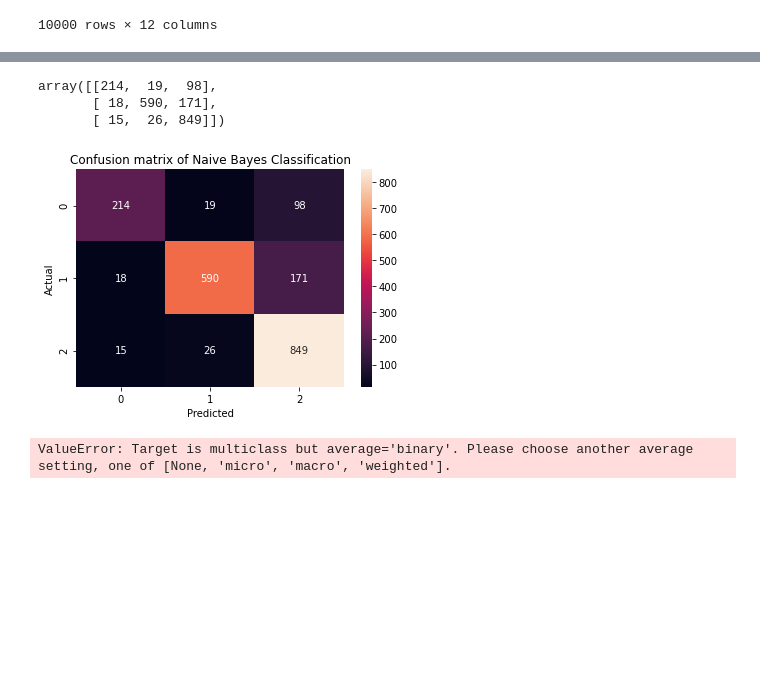
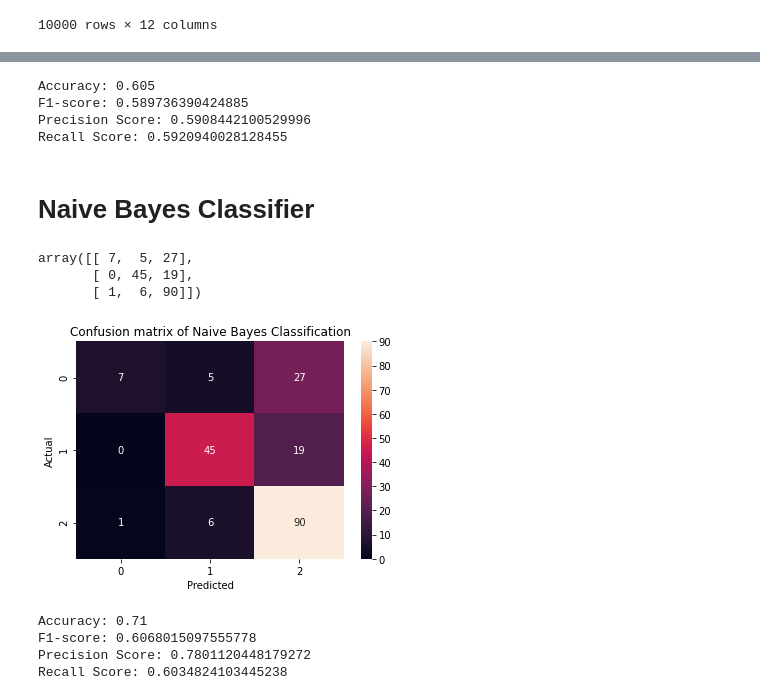
Before and after one commit to orelanthos32/InfoRetrieval, a Jupyter notebook: classification.ipynb, the cells around one changed output, grey strips where cells are left out. Cells and saved outputs as stored; diff of their text form; code cells hidden in the pictures; blank space fills up the shorter version.

```diff
--- a/classification.ipynb
+++ b/classification.ipynb
@@ -190,0 +196,2 @@ df
+# %%
+df.dropna(subset=['Sentiment (2pos/1neu/0neg)'], inplace=True)
@@ -191,6 +233,20 @@ df
+# %%
+accuracy = accuracy_score(y_true, y_pred)
+f1Score = f1_score(y_true, y_pred, average='macro')
+precisionScore = precision_score(y_true, y_pred, average='macro')
+recallScore = recall_score(y_true, y_pred, average='macro')
+
+print("Accuracy: {}\nF1-score: {}\nPrecision Score: {}\nRecall Score: {}".format(accuracy,f1Score, precisionScore, recallScore))
+# %% [output]
+Accuracy: 0.605
+F1-score: 0.589736390424885
+Precision Score: 0.5908442100529996
+Recall Score: 0.5920940028128455
+# %% [markdown]
+# Naive Bayes Classifier
 # %%
 x_train, x_test, y_train, y_test = train_test_split(df[['cleanText']],
-                                                    df['VADER'],
+                                                    df['Sentiment (2pos/1neu/0neg)'],
                                                     test_size=0.2,
                                                     random_state=0)
 # %%
@@ -201,32 +257,33 @@ clf = MultinomialNB().fit(cv, y_train)
 # %%
 test_vector = vectorizer.transform(x_test['cleanText'])
 result = clf.predict(test_vector)
-cm = metrics.confusion_matrix(y_test, result)
-cm
+cmNB = metrics.confusion_matrix(y_test, result)
+cmNB
 # %% [output]
-array([[214,  19,  98],
-       [ 18, 590, 171],
-       [ 15,  26, 849]])
+array([[ 7,  5, 27],
+       [ 0, 45, 19],
+       [ 1,  6, 90]])
 # %%
 fig = plt.figure()
-sns.heatmap(cm, annot = True, fmt='d')
+sns.heatmap(cmNB, annot = True, fmt='d')
 plt.title("Confusion matrix of Naive Bayes Classification")
 plt.xlabel('Predicted')
 plt.ylabel('Actual')
 plt.show()
 # %% [output]
-[figure, old version]
+[figure, new version]
 # %%
-### GOT ERROR
 # count vectorizing with unigram + bigram
-F1Score = metrics.f1_score(y_test, result)
-precisionScore= metrics.precision_score(y_test, result)
-recallScore = metrics.recall_score(y_test, result)
+accuracy = accuracy_score(y_test, result)
+f1Score = f1_score(y_test, result, average='macro')
+precisionScore= precision_score(y_test, result, average='macro')
+recallScore = recall_score(y_test, result, average='macro')
 # averagePrecision = metrics.average_precision_score(y_test, result)
 
-print("F1 score: {}".format(F1Score))
-print("Precision score: {}".format(precisionScore))
-print("Recall score: {}".format(recallScore))
 # print('Average precision-recall score: {}'.format(averagePrecision))
+print("Accuracy: {}\nF1-score: {}\nPrecision Score: {}\nRecall Score: {}".format(accuracy, f1Score, precisionScore, recallScore))
 # %% [output]
-ValueError: Target is multiclass but average='binary'. Please choose another average setting, one of [None, 'micro', 'macro', 'weighted'].
+Accuracy: 0.71
+F1-score: 0.6068015097555778
+Precision Score: 0.7801120448179272
+Recall Score: 0.6034824103445238
```
Also changed, not shown: parts of 7 cells of this notebook.
